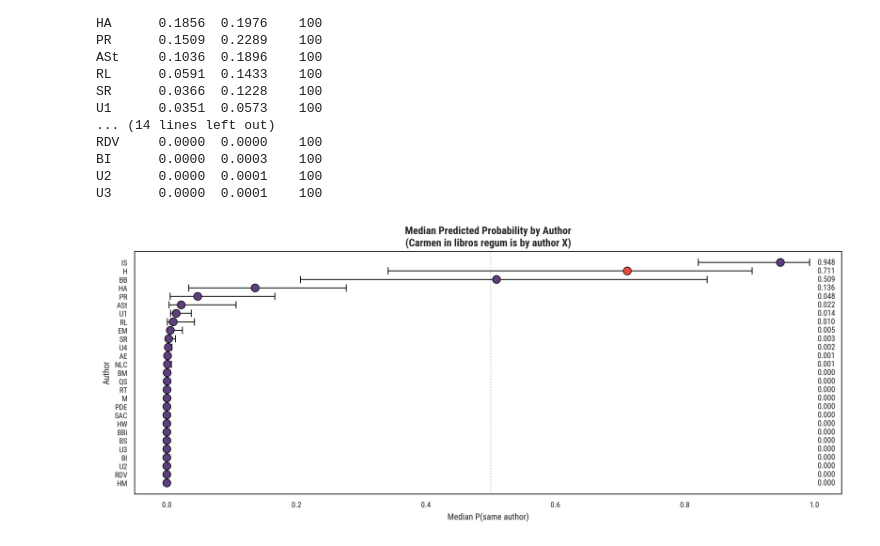
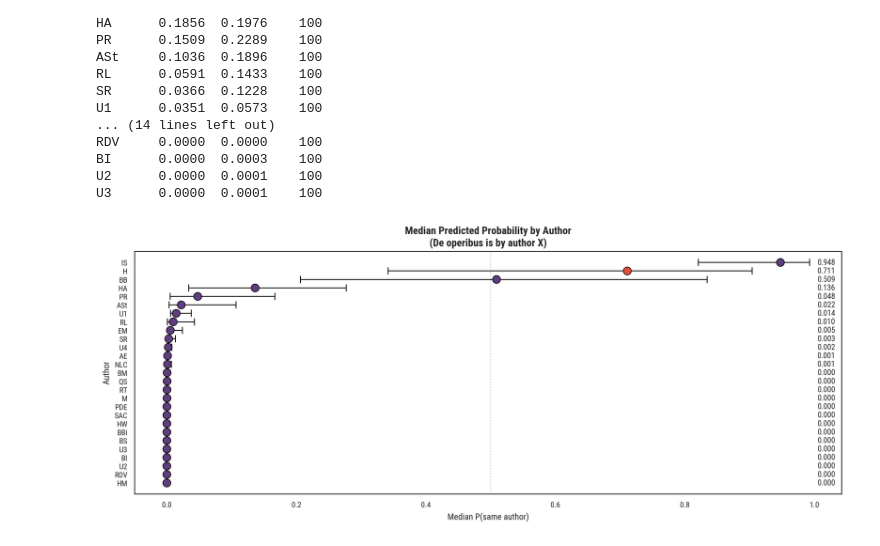
Before and after one commit to Martinapaccara/ps_hildebert_stylometry, a Jupyter notebook: elegiac_couplets/Lexical analysis/2.De operibus/4. examine_operibus.ipynb, the cells around one changed output. Cells and saved outputs as stored; diff of their text form; code cells hidden in the pictures.

Commit message:
Updated graphs

```diff
--- a/elegiac_couplets/Lexical analysis/2.De operibus/4. examine_operibus.ipynb
+++ b/elegiac_couplets/Lexical analysis/2.De operibus/4. examine_operibus.ipynb
@@ -484,32 +484,37 @@ for i, author in enumerate(authors_ordered):
 
 # Median dots
 ax.scatter(
     stats["median"].values,
     range(len(authors_ordered)),
     c=colors,
     s=80,
     zorder=5,
     edgecolors="black",
     linewidth=0.8,
 )
 
 ax.set_yticks(range(len(authors_ordered)))
 ax.set_yticklabels(authors_ordered)
 ax.set_title(
-    "Median Predicted Probability by Author\n(Carmen in libros regum is by author X)",
+    "Median Predicted Probability by Author\n(De operibus is by author X)",
     fontweight="bold",
     fontsize=12,
 )
 ax.set_xlabel("Median P(same author)")
 ax.set_ylabel("Author")
 ax.axvline(x=0.5, color="gray", linestyle=":", alpha=0.4)
 
 # Add value labels on the right side of the plot
 xlim = ax.get_xlim()
 for i, (val, author) in enumerate(zip(stats["median"].values, authors_ordered)):
     ax.text(xlim[1] - 0.01, i, f"{val:.3f}", va="center", ha="right", fontsize=9)
 
 plt.tight_layout()
+fig.savefig(
+    "median_probability.png",
+    dpi=300,
+    bbox_inches="tight"
+)
 plt.show()
 # %% [output]
-[figure, old version]
+[figure, new version]
```
Also changed, not shown: parts of 4 cells of this notebook, 7 other files.
